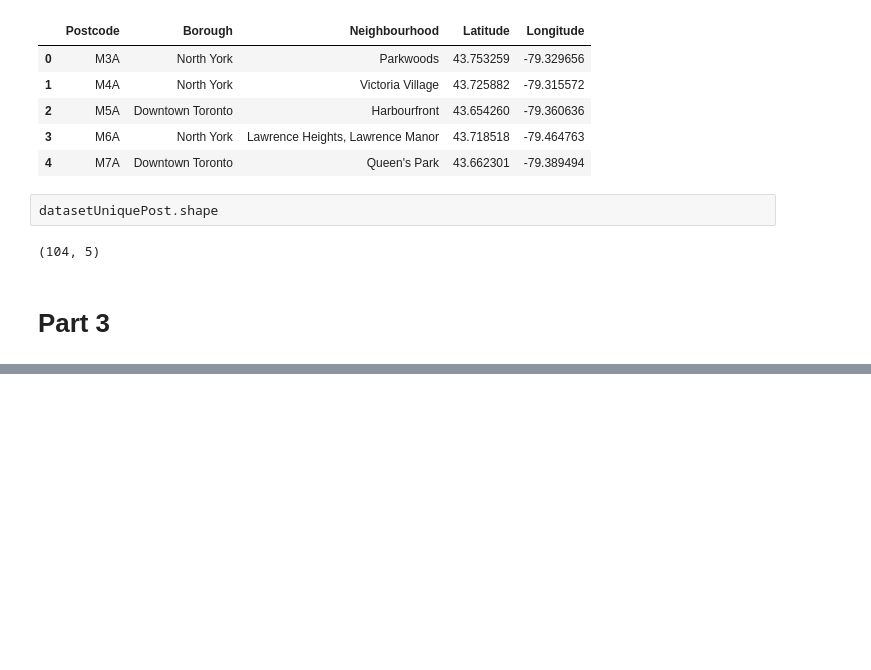
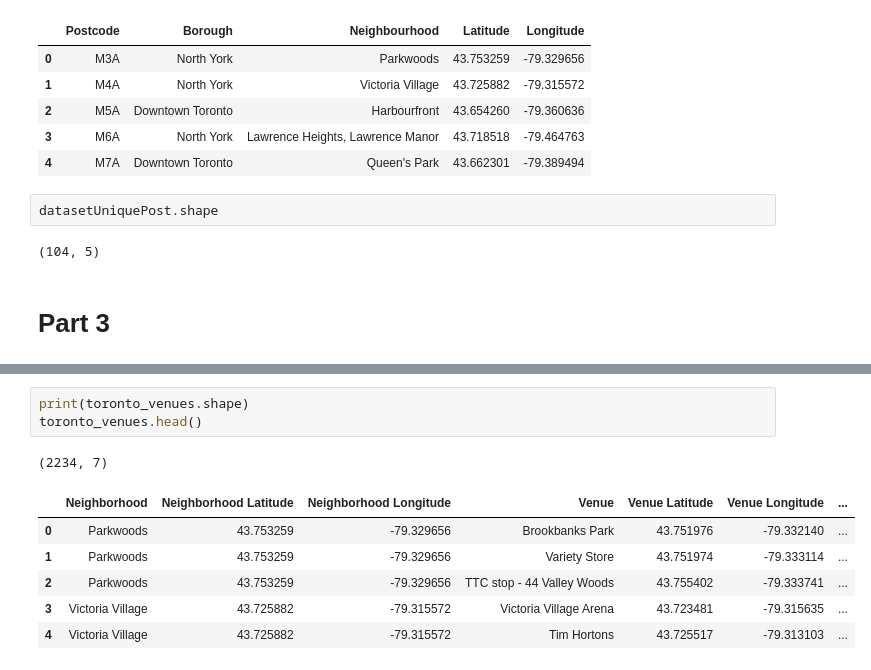
Before and after one commit to ayoubelabbassi/Coursera_Capstone, a Jupyter notebook: courseraCapstone_part1.ipynb, the cells around one changed output, grey strips where cells are left out. Drawn from its saved outputs; the diff is of its cells as text; blank space fills up the shorter version.

```diff
--- a/courseraCapstone_part1.ipynb
+++ b/courseraCapstone_part1.ipynb
@@ -75,0 +210,11 @@ datasetUniquePost.shape
+# %%
+print(toronto_venues.shape)
+toronto_venues.head()
+# %% [output]
+(2234, 7)
+|  | Neighborhood | Neighborhood Latitude | Neighborhood Longitude | Venue | Venue Latitude | Venue Longitude | ... |
+| 0 | Parkwoods | 43.753259 | -79.329656 | Brookbanks Park | 43.751976 | -79.332140 | ... |
+| 1 | Parkwoods | 43.753259 | -79.329656 | Variety Store | 43.751974 | -79.333114 | ... |
+| 2 | Parkwoods | 43.753259 | -79.329656 | TTC stop - 44 Valley Woods | 43.755402 | -79.333741 | ... |
+| 3 | Victoria Village | 43.725882 | -79.315572 | Victoria Village Arena | 43.723481 | -79.315635 | ... |
+| 4 | Victoria Village | 43.725882 | -79.315572 | Tim Hortons | 43.725517 | -79.313103 | ... |
```
Also changed, not shown: parts of 20 cells of this notebook, 1 other file.
